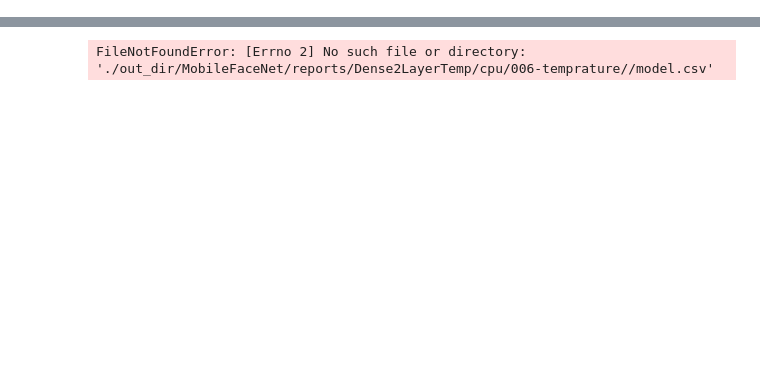
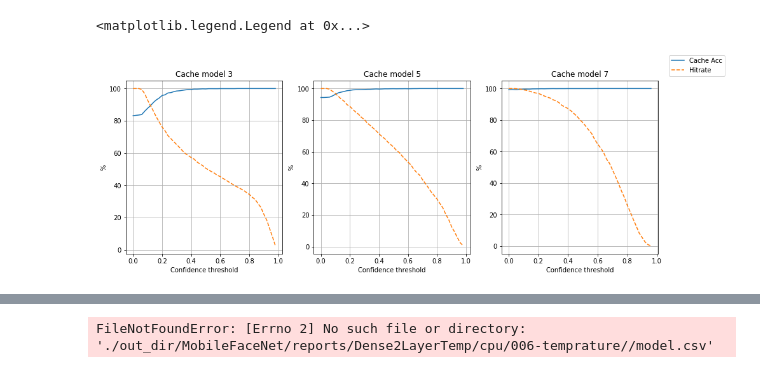
Before and after one commit to hoseinkhs/AutoCacheLayer, a Jupyter notebook: training_mode/cache_training/visualize.ipynb, the cells around one changed output, grey strips where cells are left out. Cells and saved outputs as stored; diff of their text form; code cells hidden in the pictures; blank space fills up the shorter version.

```diff
--- a/training_mode/cache_training/visualize.ipynb
+++ b/training_mode/cache_training/visualize.ipynb
@@ -78,0 +65,22 @@ model_df
+# %%
+fig, axs = plt.subplots(1, 3 ,figsize=(15,5))
+# axs = [axs]
+# plt.xlim([0, 1])
+# plt.ylim([0, 101])
+for i in range(3):
+    axs[i].title.set_text(f"Cache model {exits_df[exits_df['ExitNumber'] == i]['ExitName'].iloc[0]}")
+    axs[i].grid()
+    # cum_hr = exits_df[exits_df["ExitNumber"]==i]["HitRateOverAll"].reset_index()
+    # for j in range(i):
+    #     cum_hr += exits_df[exits_df["ExitNumber"]==j]["HitRateOverAll"].reset_index()
+    axs[i].plot(exits_df[exits_df["ExitNumber"] == i]["Confidence"], exits_df[exits_df["ExitNumber"]==i]["CacheAccuracy"], label="Cache Acc")
+    # axs[i].plot(exits_df[exits_df["ExitNumber"] == i]["Confidence"], exits_df[exits_df["ExitNumber"]==i]["HitRateOverAll"], label="HR_OV")
+    # axs[i].plot(exits_df[exits_df["ExitNumber"] == i]["Confidence"], cum_hr["HitRateOverAll"], label="CUM_HR")
+    axs[i].plot(exits_df[exits_df["ExitNumber"] == i]["Confidence"], exits_df[exits_df["ExitNumber"]==i]["HitRate"], '--', label="Hitrate")
+    axs[i].set_xlabel("Confidence threshold")
+    axs[i].set_ylabel("%")
+handles, labels = axs[0].get_legend_handles_labels()
+fig.legend(handles, labels, loc='upper right')
+# %% [output]
+<matplotlib.legend.Legend at 0x...>
+[figure, added]
```
Also changed, not shown: parts of 6 cells of this notebook, 21 other files.
